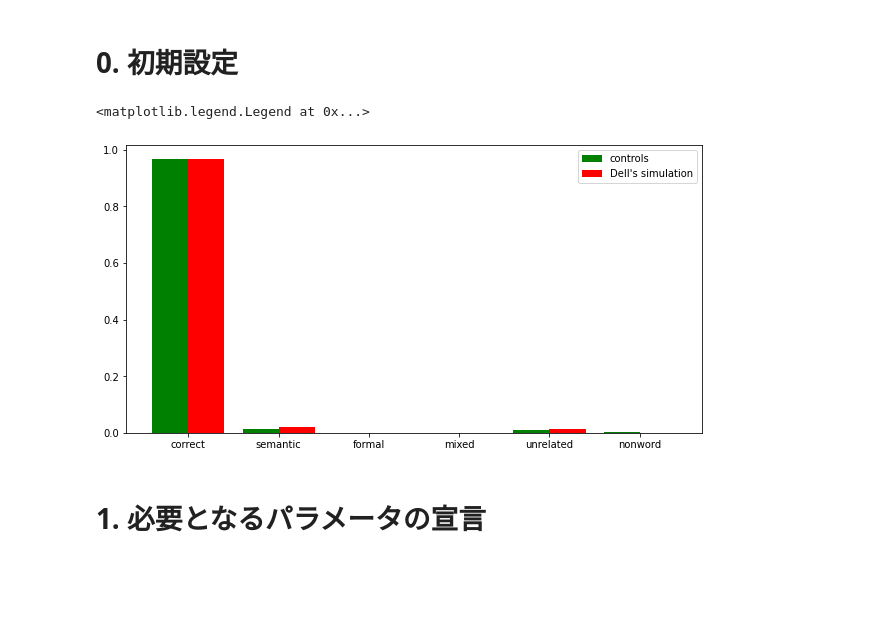
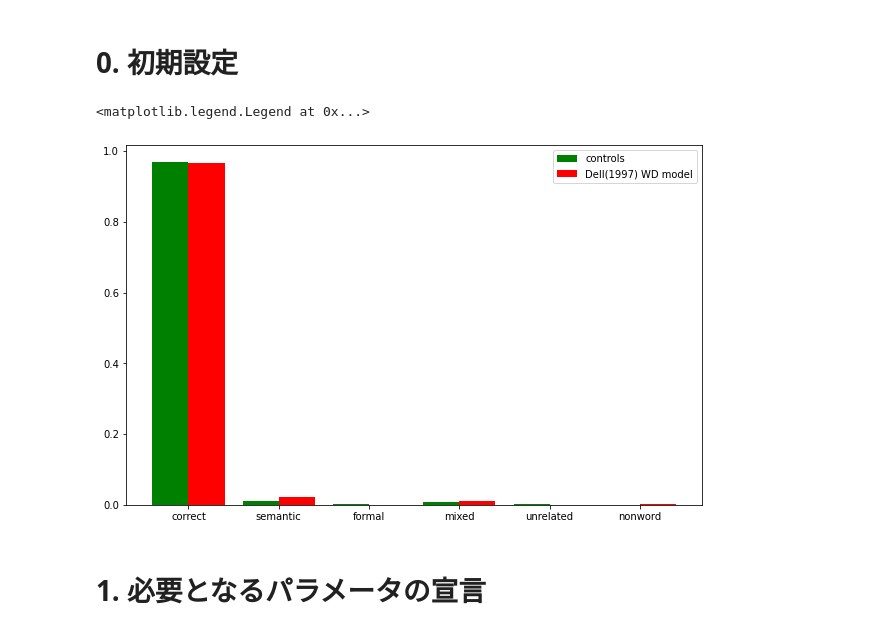
Before and after one commit to project-ccap/project-ccap.github.io, a Jupyter notebook: notebooks/2020ccap_Foygel_Dell2000_2step_interactive_activaition_model_demo.ipynb, the cells around one changed output. Drawn from its saved outputs; the diff is of its cells as text; code cells hidden in the pictures; blank space fills up the shorter version.

```diff
--- a/notebooks/2020ccap_Foygel_Dell2000_2step_interactive_activaition_model_demo.ipynb
+++ b/notebooks/2020ccap_Foygel_Dell2000_2step_interactive_activaition_model_demo.ipynb
@@ -203,31 +224,33 @@ Chosen parameters: $w=0.01$, $d=0.5$, $SD1=O.01$, $SD2=0.16$; $n=8$.
 # %%
 import numpy as np
 import time
 
 from numpy.random import Generator, PCG64
 #rng = Generator(PCG64())
 #rng.standard_normal()
 
 # 表示精度桁数の設定
 np.set_printoptions(suppress=False, formatter={'float': '{:7.4f}'.format})
+np.set_printoptions(suppress=False, formatter={'float': '{:6.3f}'.format})
 
 import matplotlib.pyplot as plt
 %matplotlib inline
 
-fig = plt.figure(figsize=(8,4))
+fig = plt.figure(figsize=(8,5))
 ax = fig.add_axes([0,0,1,1])
 X = np.arange(6)
 
-# Dell の結果を描画
-controls = np.array([0.969, 0.012, 0.001, 0.000, 0.009, 0.003])
-dells_results = np.array([0.966, 0.021, 0.000, 0.001, 0.012, 0.000])
+# Dell(1997) Tab. 4
+controls = np.array([0.9690, 0.0120, 0.0010, 0.0090, 0.0030, 0.0000])
+dells_WD = np.array([0.9660, 0.0210, 0.0000, 0.0120, 0.0000, 0.0010])  #
+dells_SP = np.array([0.9722, 0.0126, 0.0011, 0.0138, 0.0002, 0.0001])  # Tab. 3 Foygel and Dell (2000)
 ax.set_xticklabels(['', 'correct', 'semantic','formal','mixed','unrelated', 'nonword'])
 ax.bar(X-0.2, controls, color='g', width=0.4, label='controls')
-ax.bar(X+0.2, dells_results, color='r', width=0.4, label='Dell\'s simulation')
+ax.bar(X+0.2, dells_WD, color='r', width=0.4, label='Dell(1997) WD model')
 plt.legend()
 # %% [output]
 <matplotlib.legend.Legend at 0x...>
-[figure, old version]
+[figure, new version]
 # %% [markdown]
 # 1. 必要となるパラメータの宣言
 # %%
```
Also changed, not shown: parts of 9 cells of this notebook.
